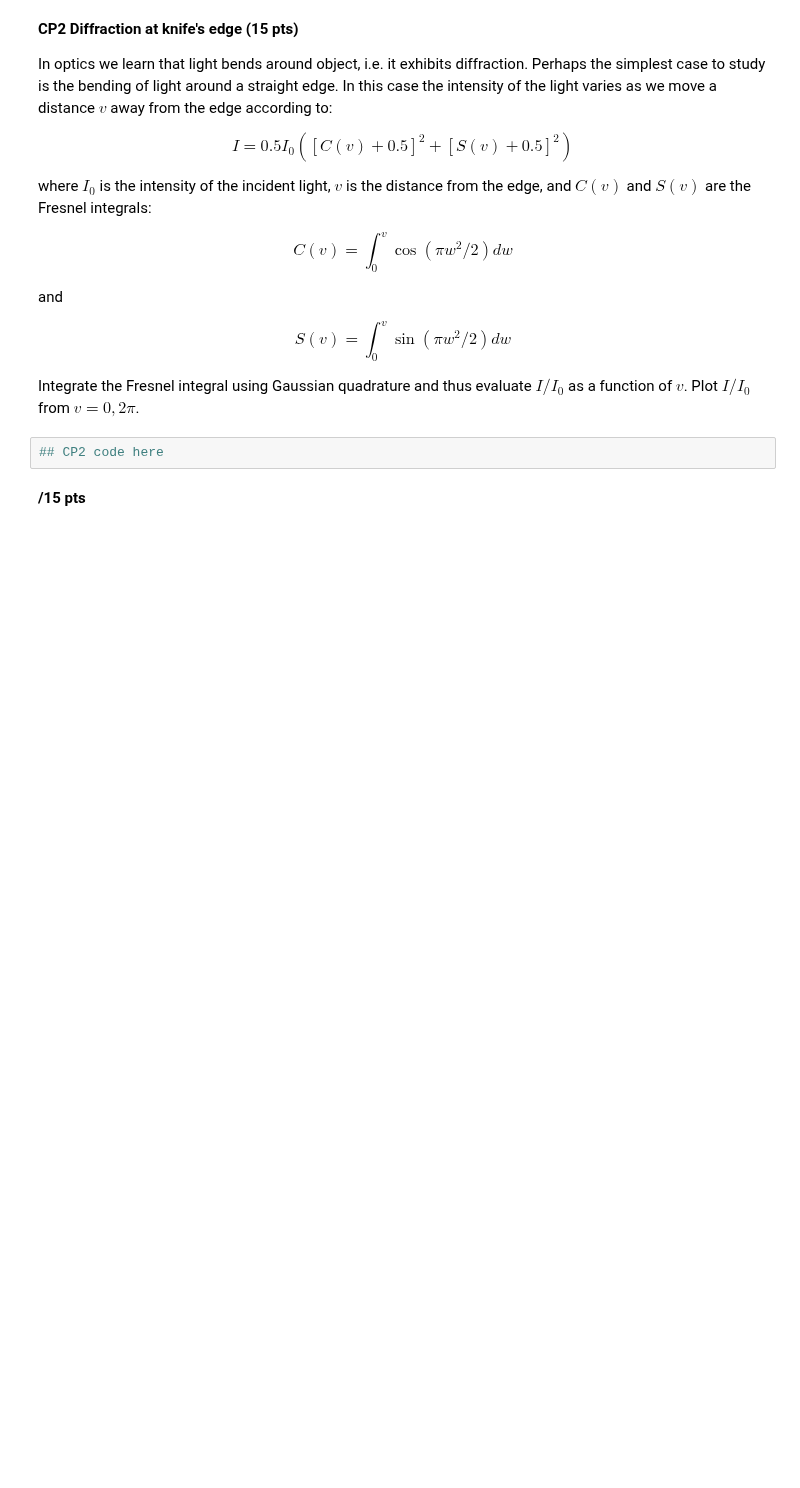
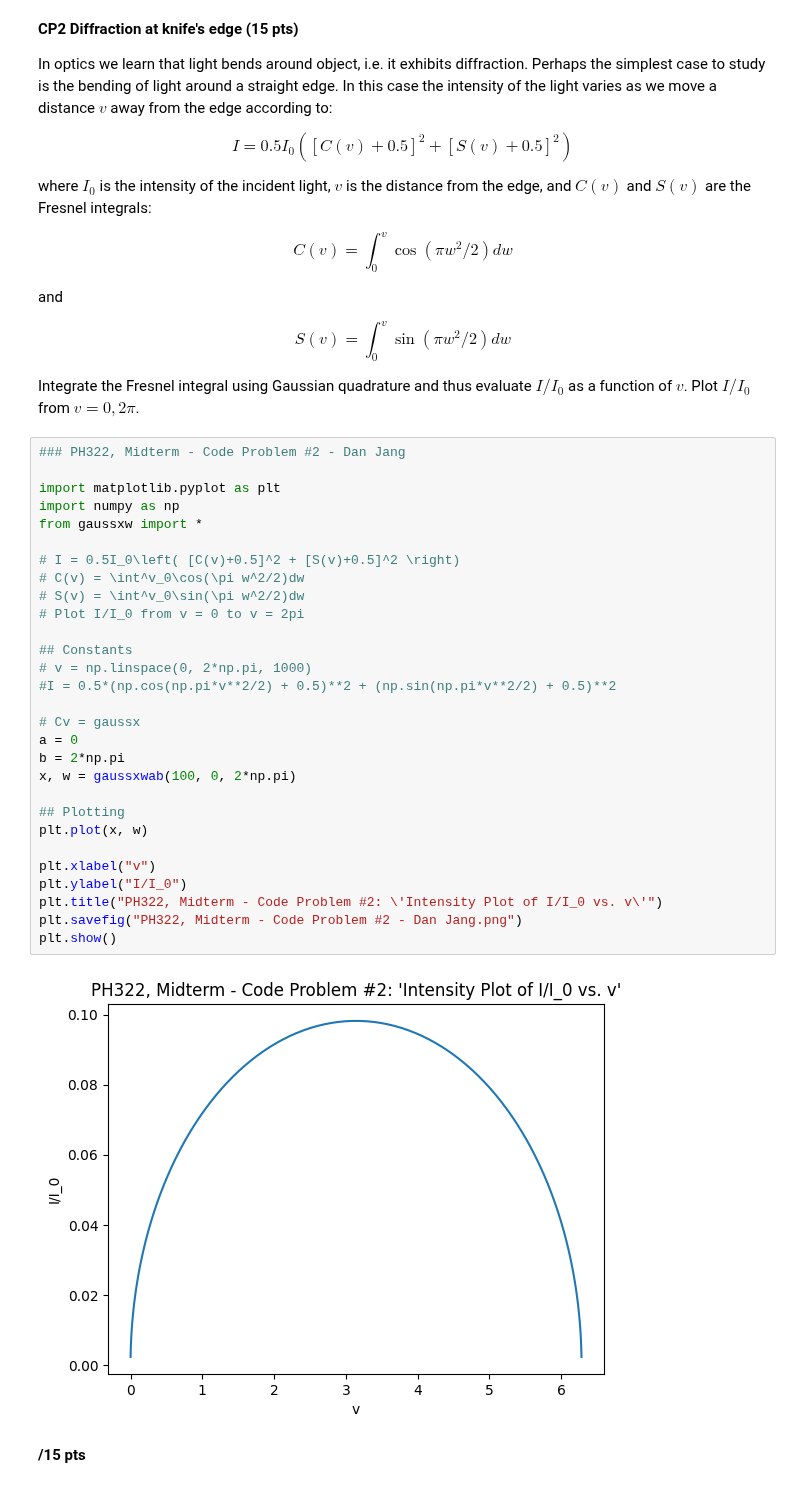
Before and after one commit to DebuggerDan/ph322-computational-physics-sp23, a Jupyter notebook: midterm/Ph 322 Midterm 2023.ipynb, the cells around one changed output. Cells and saved outputs as stored; diff of their text form; blank space fills up the shorter version.

```diff
--- a/midterm/Ph 322 Midterm 2023.ipynb
+++ b/midterm/Ph 322 Midterm 2023.ipynb
@@ -234,8 +259,37 @@ $$
 
 
 Integrate the Fresnel integral using Gaussian quadrature and thus evaluate $I/I_0$ as a function of $v$. Plot $I/I_0$ from $v=0,2\pi$.
-# %%
-## CP2 code here
+# %%
+### PH322, Midterm - Code Problem #2 - Dan Jang
+
+import matplotlib.pyplot as plt
+import numpy as np
+from gaussxw import *
+
+# I = 0.5I_0\left( [C(v)+0.5]^2 + [S(v)+0.5]^2 \right)
+# C(v) = \int^v_0\cos(\pi w^2/2)dw
+# S(v) = \int^v_0\sin(\pi w^2/2)dw
+# Plot I/I_0 from v = 0 to v = 2pi
+
+## Constants
+# v = np.linspace(0, 2*np.pi, 1000)
+#I = 0.5*(np.cos(np.pi*v**2/2) + 0.5)**2 + (np.sin(np.pi*v**2/2) + 0.5)**2
+
+# Cv = gaussx
+a = 0
+b = 2*np.pi
+x, w = gaussxwab(100, 0, 2*np.pi)
+
+## Plotting
+plt.plot(x, w)
+
+plt.xlabel("v")
+plt.ylabel("I/I_0")
+plt.title("PH322, Midterm - Code Problem #2: \'Intensity Plot of I/I_0 vs. v\'")
+plt.savefig("PH322, Midterm - Code Problem #2 - Dan Jang.png")
+plt.show()
+# %% [output]
+[figure, added]
 # %% [markdown]
 **/15 pts**
 # %% [markdown]
```
Also changed, not shown: parts of 10 cells of this notebook, 7 other files.
